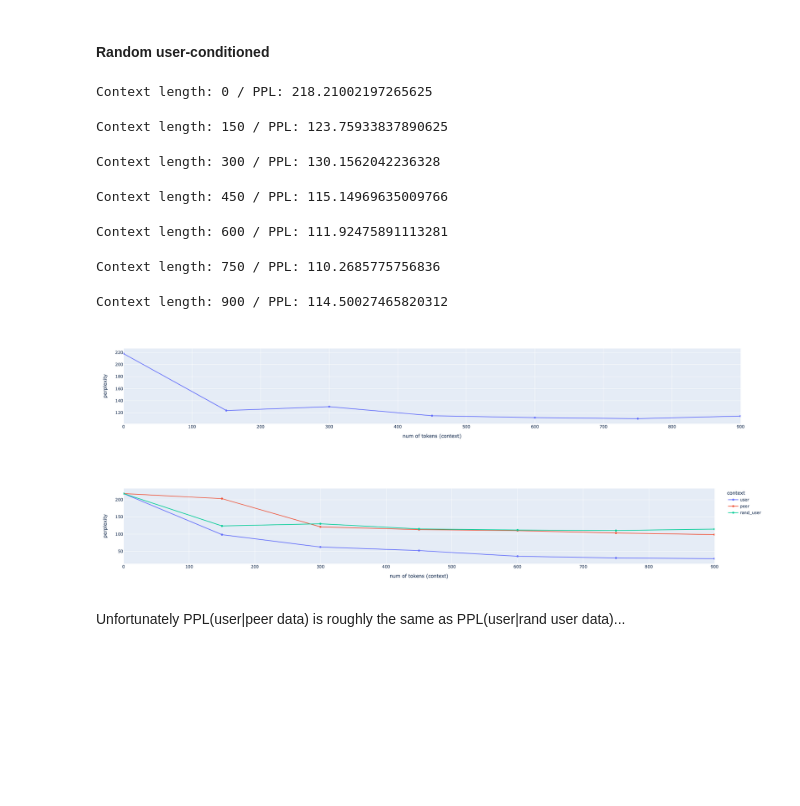
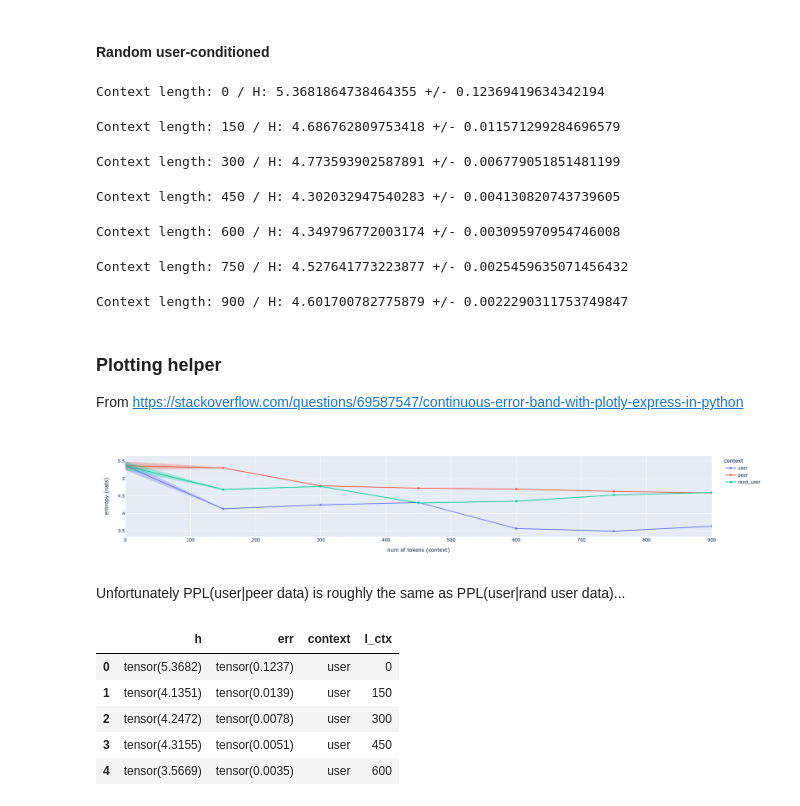
Before and after one commit to socialfoundations/twitter-predictability, a Jupyter notebook: notebooks/RandomSubjectPPL-250tweets.ipynb, the cells around one changed output. Saved outputs shown, nothing was run; the diff lists cells and outputs as text; code cells hidden in the pictures; blank space fills up the shorter version.

```diff
--- a/notebooks/RandomSubjectPPL-250tweets.ipynb
+++ b/notebooks/RandomSubjectPPL-250tweets.ipynb
@@ -121,6 +123,3 @@ for tweet, i in zip(updated_sample, range(10)):
 7.) @PaperFury Still a ten 💁🏻‍♀️
 8.) @PaperFury Omg 😂😂😂😂😂
 9.) @shleyreads Ummmm gross?!
-# %%
-updated_sample = updated_sample.train_test_split(test_size=0.5)
-updated_sample
@@ -479,24 +512,20 @@ fig.update_xaxes(title="num of tokens (context)", range=(0,900))
 # %% [markdown]
 #### Random user-conditioned
 # %%
-# rand_user_perplexities = []
+rand_user_entropies = []
 
-# for cl in context_lengths:
-#     ppl = ppl_calculator(tokenized_samples, rand_user_context, context_len=cl)
-#     rand_user_perplexities.append(ppl)
-#     print(f"Context length: {cl} / PPL: {ppl}")
+for cl in context_lengths:
+    h, err = entropy_calculator(tokenized_samples, rand_user_context, context_len=cl)
+    rand_user_entropies.append((h, err))
+    print(f"Context length: {cl} / H: {h} +/- {err}")
 # %% [output]
-Context length: 0 / PPL: 218.21002197265625
+Context length: 0 / H: 5.3681864738464355 +/- 0.12369419634342194
-Context length: 150 / PPL: 123.75933837890625
+Context length: 150 / H: 4.686762809753418 +/- 0.011571299284696579
-Context length: 300 / PPL: 130.1562042236328
+Context length: 300 / H: 4.773593902587891 +/- 0.006779051851481199
-Context length: 450 / PPL: 115.14969635009766
+Context length: 450 / H: 4.302032947540283 +/- 0.004130820743739605
-Context length: 600 / PPL: 111.92475891113281
+Context length: 600 / H: 4.349796772003174 +/- 0.003095970954746008
-Context length: 750 / PPL: 110.2685775756836
+Context length: 750 / H: 4.527641773223877 +/- 0.0025459635071456432
-Context length: 900 / PPL: 114.50027465820312
+Context length: 900 / H: 4.601700782775879 +/- 0.0022290311753749847
-# %%
-fig = px.line(x=context_lengths, y=rand_user_perplexities, markers=True)
-
-fig.update_yaxes(title="perplexity")
-fig.update_xaxes(title="num of tokens (context)", range=(0,900))
-# %% [output]
-[figure, removed]
+# %% [markdown]
+### Plotting helper
+From https://stackoverflow.com/questions/69587547/continuous-error-band-with-plotly-express-in-python
@@ -503,34 +575,37 @@ fig.update_xaxes(title="num of tokens (context)", range=(0,900))
 # %%
-perplexities = []
+entropies = []
 
-for u_ppl, cl in zip(user_perplexities, context_lengths):
+for (h, err), cl in zip(user_entropies, context_lengths):
     data = {}
-    data["ppl"] = u_ppl
+    data['h'] = h
+    data["err"] = err
     data["context"] = "user"
     data["l_ctx"] = cl
 
-    perplexities.append(data)
+    entropies.append(data)
 
-for u_ppl, cl in zip(peer_perplexities, context_lengths):
+for (h, err), cl in zip(peer_entropies, context_lengths):
     data = {}
-    data["ppl"] = u_ppl
+    data["h"] = h
+    data["err"] = err
     data["context"] = "peer"
     data["l_ctx"] = cl
 
-    perplexities.append(data)
+    entropies.append(data)
 
-for u_ppl, cl in zip(rand_user_perplexities, context_lengths):
+for (h, err), cl in zip(rand_user_entropies, context_lengths):
     data = {}
-    data["ppl"] = u_ppl
+    data["h"] = h
+    data["err"] = err
     data["context"] = "rand_user"
     data["l_ctx"] = cl
 
-    perplexities.append(data)
+    entropies.append(data)
 # %%
-fig = px.line(perplexities, x="l_ctx", y="ppl", color="context", markers=True)
-fig.update_yaxes(title="perplexity")
+fig = line(data_frame=entropies, x="l_ctx", y="h", error_y="err", error_y_mode='bands', color="context", markers=True, hover_data=["err"])
+fig.update_yaxes(title="entropy (nats)")
 fig.update_xaxes(title="num of tokens (context)", range=(0,900))
 # %% [output]
-[figure, old version]
+[figure, new version]
 # %% [markdown]
 Unfortunately PPL(user|peer data) is roughly the same as PPL(user|rand user data)...
@@ -536,0 +616,9 @@ Unfortunately PPL(user|peer data) is roughly the same as PPL(user|rand user data
+# %%
+df.head()
+# %% [output]
+|  | h | err | context | l_ctx |
+| 0 | tensor(5.3682) | tensor(0.1237) | user | 0 |
+| 1 | tensor(4.1351) | tensor(0.0139) | user | 150 |
+| 2 | tensor(4.2472) | tensor(0.0078) | user | 300 |
+| 3 | tensor(4.3155) | tensor(0.0051) | user | 450 |
+| 4 | tensor(3.5669) | tensor(0.0035) | user | 600 |
```
Also changed, not shown: parts of 29 cells of this notebook.
